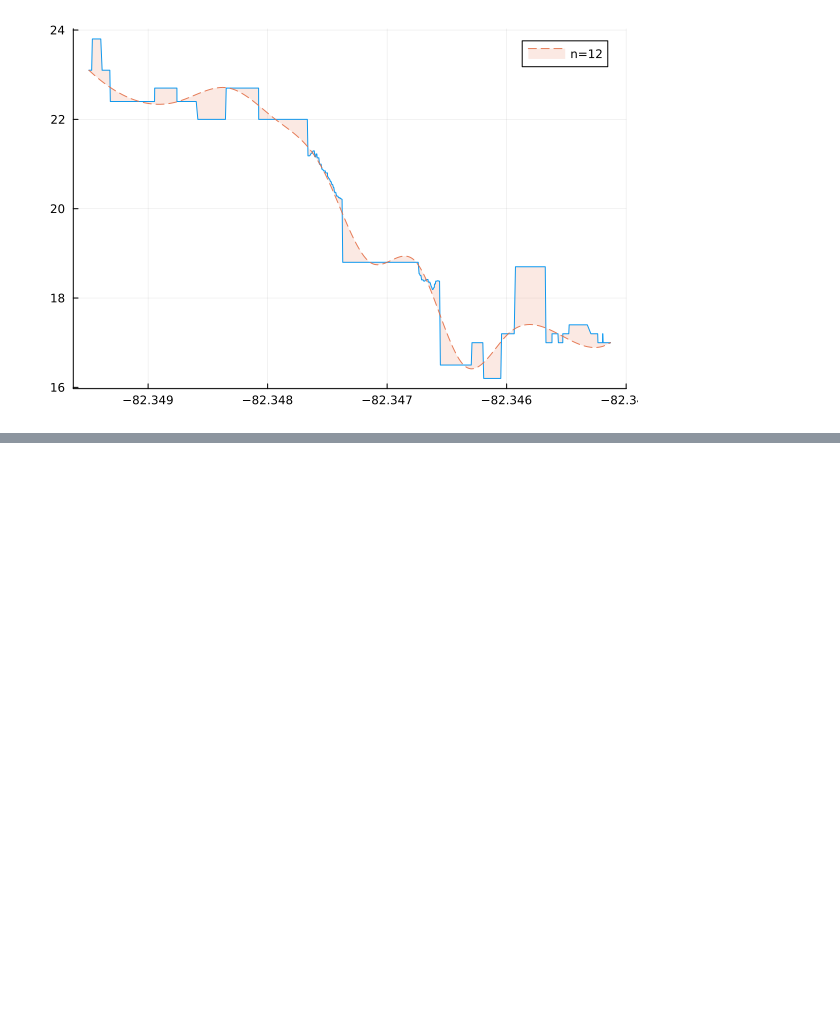
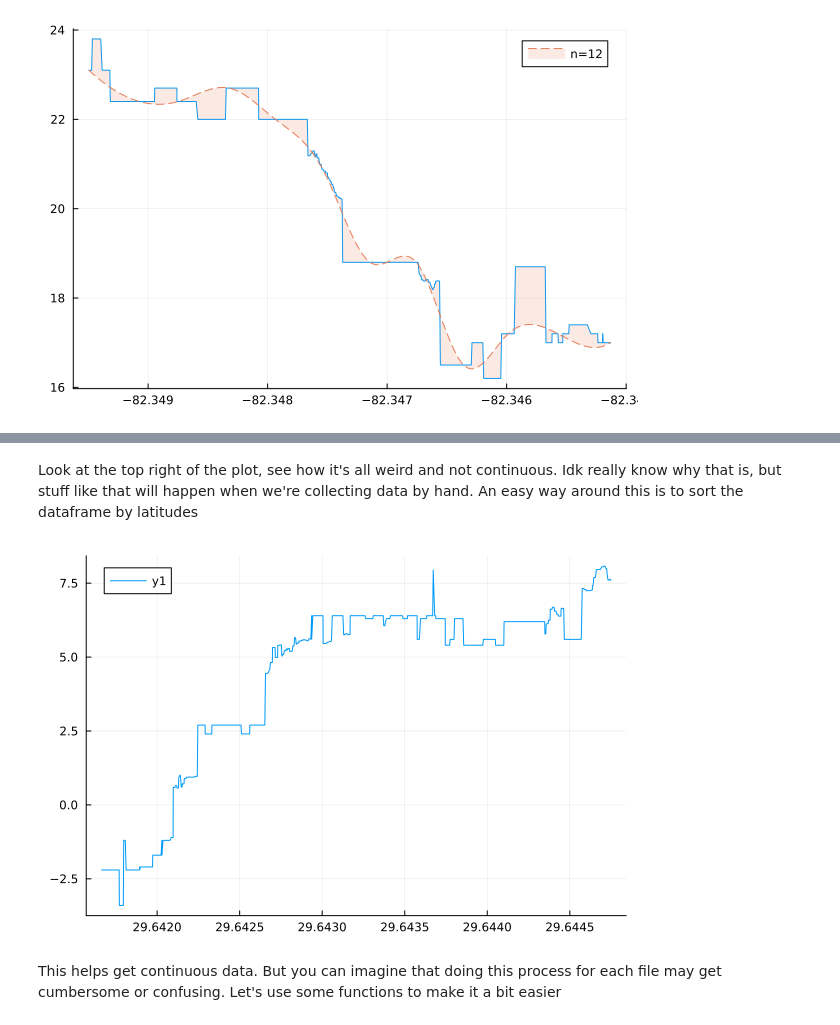
Before and after one commit to Scevitee/NA-FinalProject, a Jupyter notebook: src/cubic_1d/demo/cubic_1d_demo.ipynb, the cells around one changed output, grey strips where cells are left out. Cells and saved outputs as stored; diff of their text form; code cells hidden in the pictures; blank space fills up the shorter version.

```diff
--- a/src/cubic_1d/demo/cubic_1d_demo.ipynb
+++ b/src/cubic_1d/demo/cubic_1d_demo.ipynb
@@ -211,0 +327,13 @@ indices = [1, 85, 170, 254, 338, 423, 507, 592, 676, 760, 845, 929]
+# %% [markdown]
+Look at the top right of the plot, see how it's all weird and not continuous. Idk really know why that is, but stuff like that will happen when we're collecting data by hand. An easy way around this is to sort the dataframe by latitudes
+# %%
+sort!(data, "latitude")
+
+x = data.latitude;
+y = data.altitude;
+
+plot(x, y)
+# %% [output]
+[figure, added]
+# %% [markdown]
+This helps get continuous data. But you can imagine that doing this process for each file may get cumbersome or confusing. Let's use some functions to make it a bit easier
```
Also changed, not shown: parts of 29 cells of this notebook, 21 other files.
